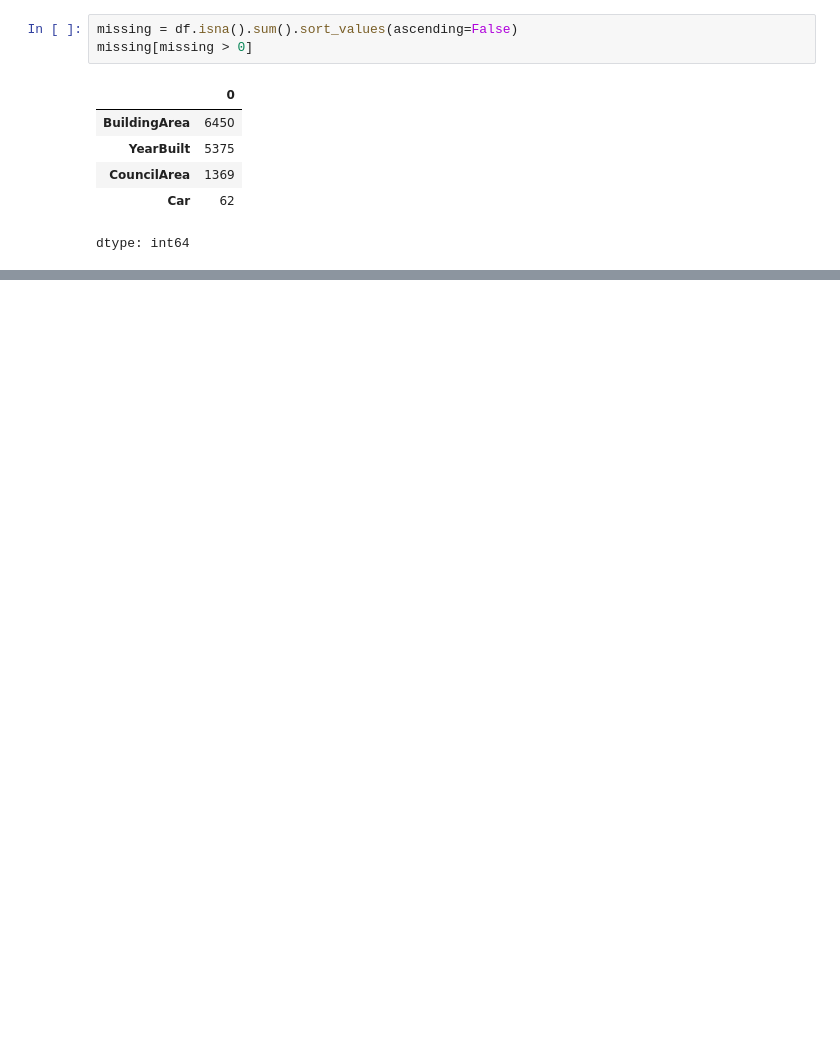
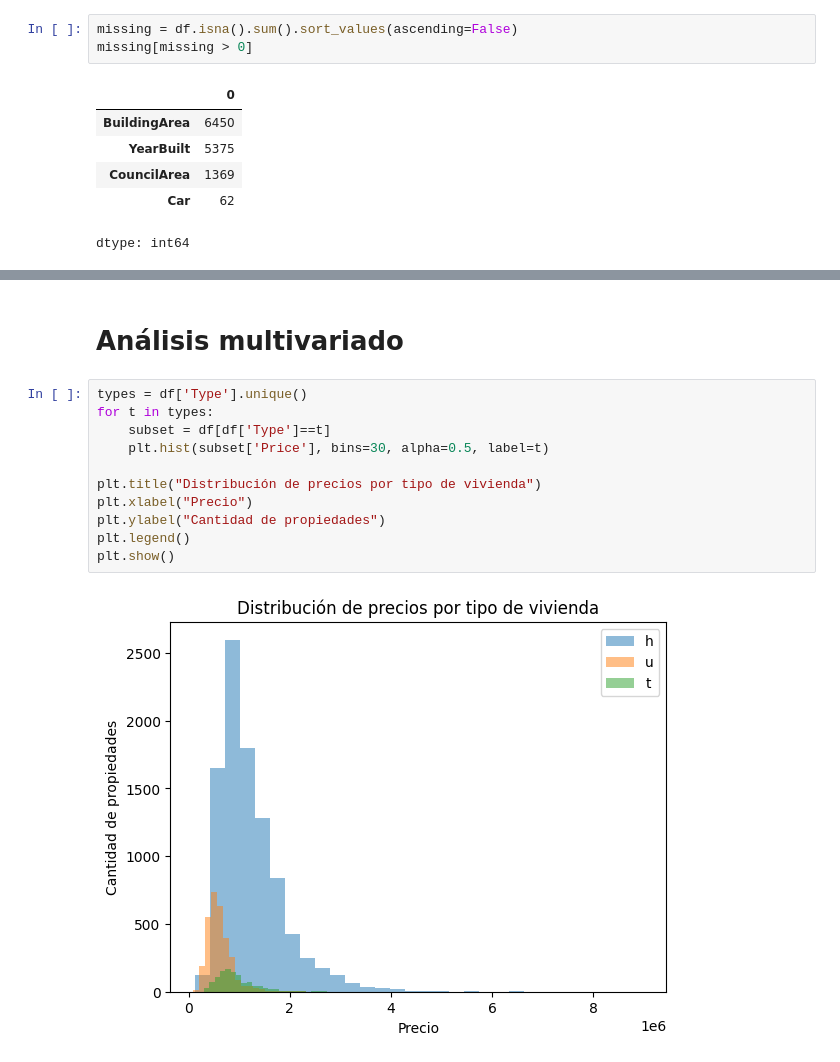
Before and after one commit to Cristian-Larzabal/Data_science, a Jupyter notebook: PrimerEntrega/ProyectoDS_ParteI_Larzabal.ipynb, the cells around one changed output, grey strips where cells are left out. Cells and saved outputs as stored; diff of their text form; blank space fills up the shorter version.

```diff
--- a/PrimerEntrega/ProyectoDS_ParteI_Larzabal.ipynb
+++ b/PrimerEntrega/ProyectoDS_ParteI_Larzabal.ipynb
@@ -43,0 +118,15 @@ dtype: int64
+# %% [markdown]
+# Análisis multivariado
+# %%
+types = df['Type'].unique()
+for t in types:
+    subset = df[df['Type']==t]
+    plt.hist(subset['Price'], bins=30, alpha=0.5, label=t)
+
+plt.title("Distribución de precios por tipo de vivienda")
+plt.xlabel("Precio")
+plt.ylabel("Cantidad de propiedades")
+plt.legend()
+plt.show()
+# %% [output]
+[figure, added]
```
Also changed, not shown: parts of 15 cells of this notebook.
